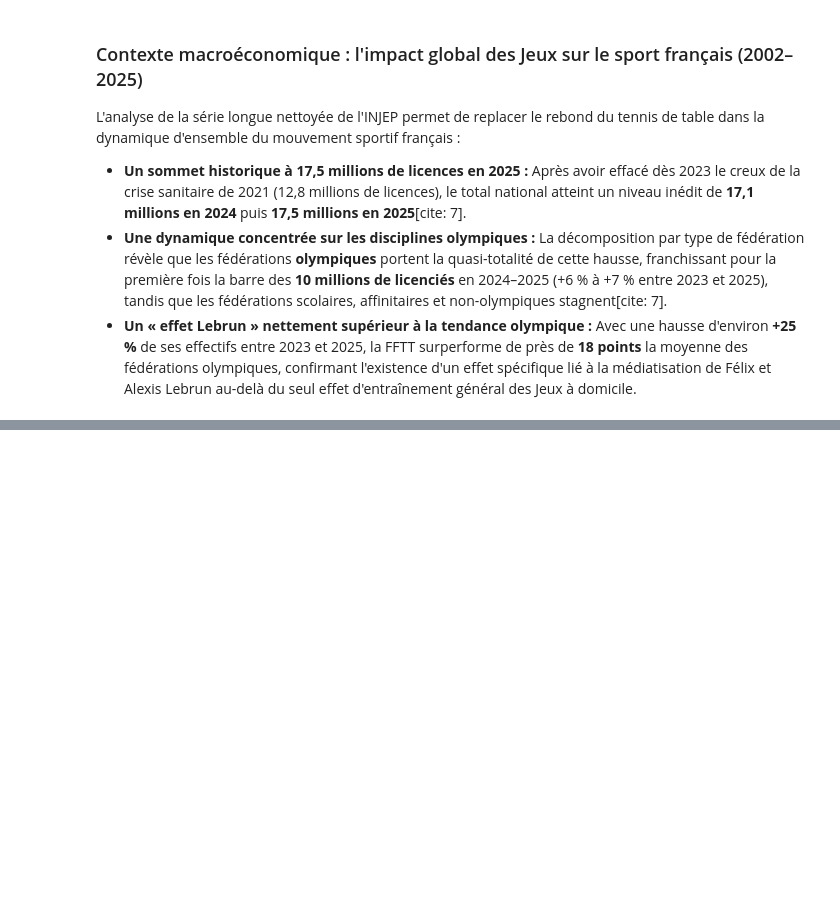
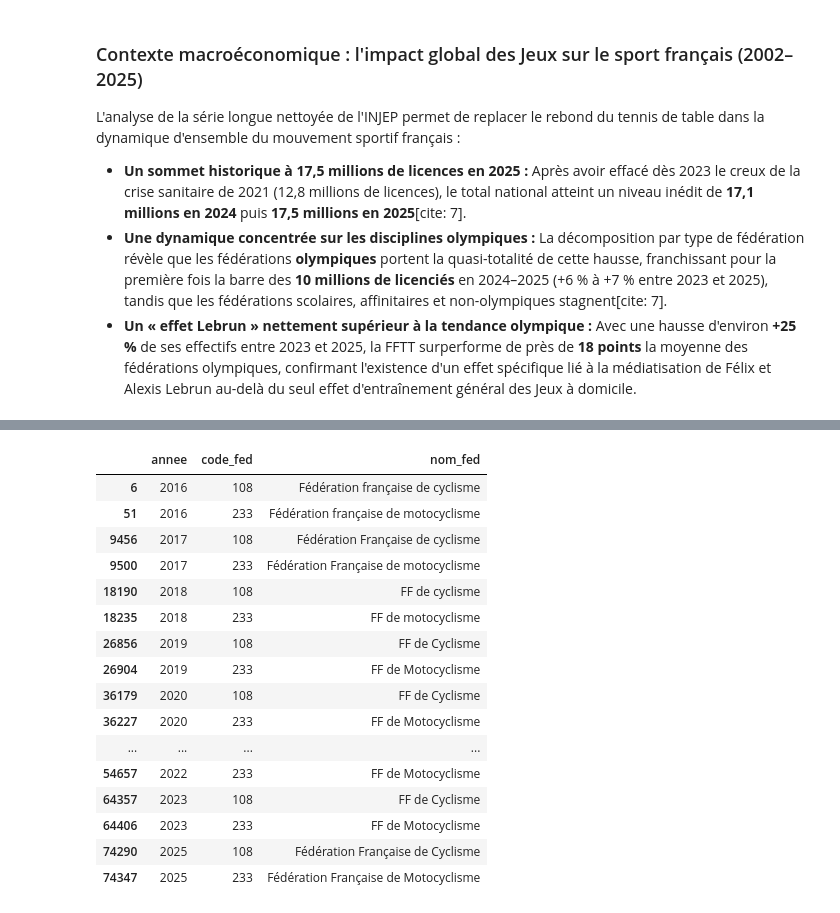
Before and after one commit to MathildeMoulinneuf/Projet-Python-2AS1, a Jupyter notebook: rapport.ipynb, the cells around one changed output, grey strips where cells are left out. Saved outputs shown, nothing was run; the diff lists cells and outputs as text; code cells hidden in the pictures; blank space fills up the shorter version.

```diff
--- a/rapport.ipynb
+++ b/rapport.ipynb
@@ -502,0 +631,24 @@ display(correspondance)
+# %%
+display(
+    df_licences[df_licences["nom_fed"].str.contains("cyclisme", case=False, na=False)][
+        ["annee", "code_fed", "nom_fed"]
+    ].drop_duplicates().sort_values("annee")
+)
+# %% [output]
+|  | annee | code_fed | nom_fed |
+| 6 | 2016 | 108 | Fédération française de cyclisme |
+| 51 | 2016 | 233 | Fédération française de motocyclisme |
+| 9456 | 2017 | 108 | Fédération Française de cyclisme |
+| 9500 | 2017 | 233 | Fédération Française de motocyclisme |
+| 18190 | 2018 | 108 | FF de cyclisme |
+| 18235 | 2018 | 233 | FF de motocyclisme |
+| 26856 | 2019 | 108 | FF de Cyclisme |
+| 26904 | 2019 | 233 | FF de Motocyclisme |
+| 36179 | 2020 | 108 | FF de Cyclisme |
+| 36227 | 2020 | 233 | FF de Motocyclisme |
+| ... | ... | ... | ... |
+| 54657 | 2022 | 233 | FF de Motocyclisme |
+| 64357 | 2023 | 108 | FF de Cyclisme |
+| 64406 | 2023 | 233 | FF de Motocyclisme |
+| 74290 | 2025 | 108 | Fédération Française de Cyclisme |
+| 74347 | 2025 | 233 | Fédération Française de Motocyclisme |
```
Also changed, not shown: parts of 20 cells of this notebook, 5 other files.
